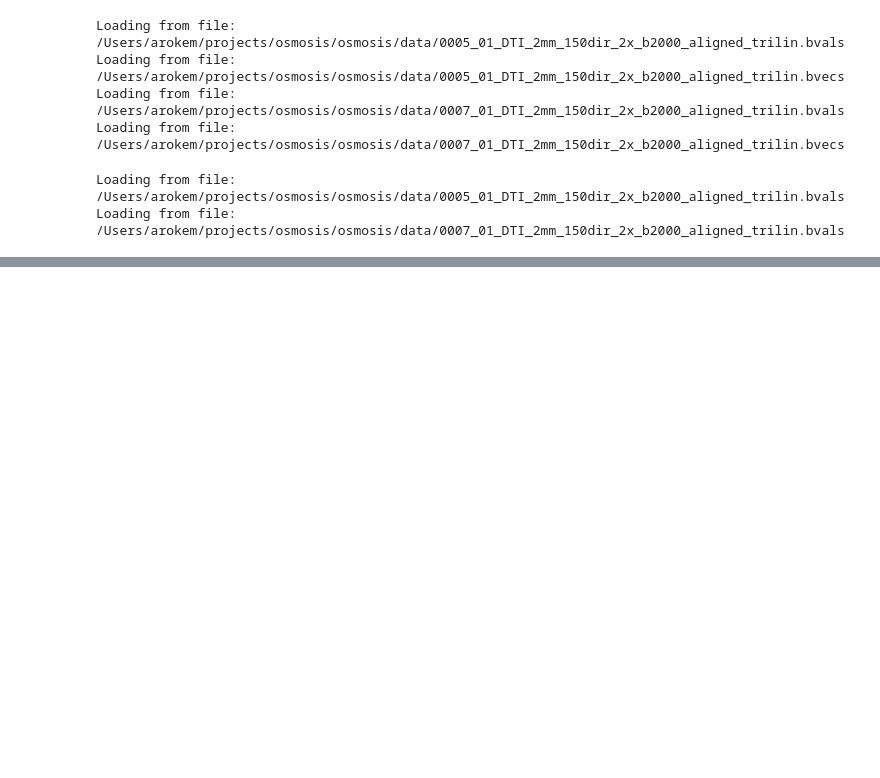
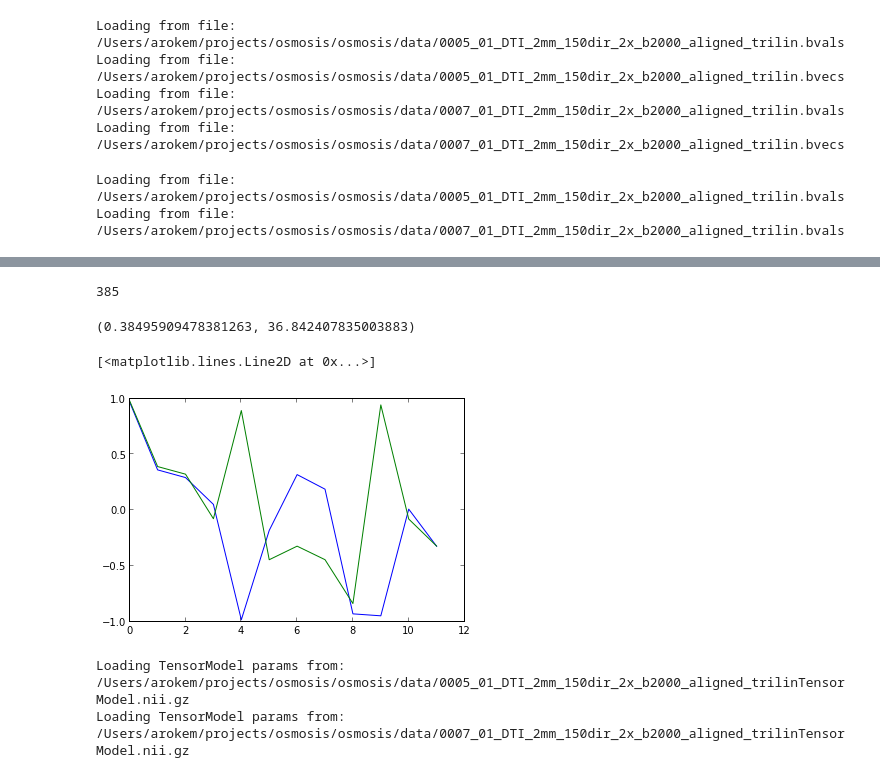
Before and after one commit to arokem/osmosis, a Jupyter notebook: osmosis/ipynb/SparseDeconvolutionModel.ipynb, the cells around one changed output, grey strips where cells are left out. Drawn from its saved outputs; the diff is of its cells as text; code cells hidden in the pictures; blank space fills up the shorter version.

Commit message:
NF: Calculate PDD reliability.

```diff
--- a/osmosis/ipynb/SparseDeconvolutionModel.ipynb
+++ b/osmosis/ipynb/SparseDeconvolutionModel.ipynb
@@ -29,8 +30,8 @@ wm_mask = ni.load(data_path + 'FP_white_matter_resamp_to_dwi.nii.gz').get_data()
 # If you want to choose some collection of voxels and analyze there:
 mask_array = np.zeros((81, 106, 76))
 
-#mask_array[50:52,50:52,50:52] = 1
-mask_array[np.isfinite(wm_mask)] = 1
+mask_array[50:52,50:52,50:52] = 1
+# mask_array[np.isfinite(wm_mask)] = 1
 
 # These are based on the calculations in GetADandRD
 AD1=1.4291
@@ -47,6 +48,8 @@ RD2=0.3357
 #                     fit_intercept=True,
 #                     positive=True)
 
+solver_params = None
+
 Model1 = ozm.SparseDeconvolutionModel(data_path + dwi1,
                                      data_path + bvecs1,
                                      data_path + bvals1,
@@ -55,7 +58,8 @@ Model1 = ozm.SparseDeconvolutionModel(data_path + dwi1,
                                      axial_diffusivity=AD1,
                                      #over_sample=755,
                                      solver_params=solver_params,
-                                     params_file='temp')
+                                     #params_file='temp'
+                                     )
 
 
 Model2 = ozm.SparseDeconvolutionModel(data_path + dwi2,
@@ -66,7 +70,8 @@ Model2 = ozm.SparseDeconvolutionModel(data_path + dwi2,
                                      axial_diffusivity=AD1,
                                      #over_sample=755,
                                      solver_params=solver_params,
-                                     params_file='temp')
+                                     #params_file='temp'
+                                     )
 # %% [output]
 Loading from file: /Users/arokem/projects/osmosis/osmosis/data/0005_01_DTI_2mm_150dir_2x_b2000_aligned_trilin.bvals
 Loading from file: /Users/arokem/projects/osmosis/osmosis/data/0005_01_DTI_2mm_150dir_2x_b2000_aligned_trilin.bvecs
@@ -157,0 +160,24 @@ np.median(relative_rmse[np.isfinite(relative_rmse)])
+# %%
+FG.n_fibers
+# %% [output]
+385
+# %%
+vox_idx = (51,51,51)
+a = np.rad2deg(ozu.vector_angle(Model1.principal_diffusion_direction[vox_idx][0], Model2.principal_diffusion_direction[vox_idx][0]))
+b = 180-np.rad2deg(ozu.vector_angle(TM1.principal_diffusion_direction[vox_idx], TM2.principal_diffusion_direction[vox_idx]))
+
+a,b
+# %% [output]
+(0.38495909478381263, 36.842407835003883)
+# %%
+plot(TM1.model_params[vox_idx])
+plot(TM2.model_params[vox_idx])
+# %% [output]
+[<matplotlib.lines.Line2D at 0x...>]
+[figure, added]
+# %%
+aa = ozm.pdd_reliability(Model1, Model2)
+bb = ozm.pdd_reliability(TM1, TM2)
+# %% [output]
+Loading TensorModel params from: /Users/arokem/projects/osmosis/osmosis/data/0005_01_DTI_2mm_150dir_2x_b2000_aligned_trilinTensorModel.nii.gz
+Loading TensorModel params from: /Users/arokem/projects/osmosis/osmosis/data/0007_01_DTI_2mm_150dir_2x_b2000_aligned_trilinTensorModel.nii.gz
```
Also changed, not shown: parts of 18 cells of this notebook, 1 other file.
